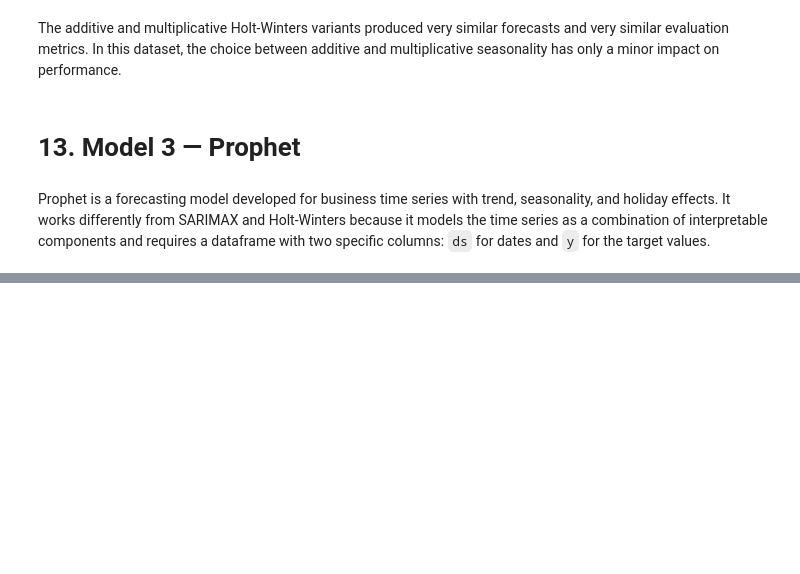
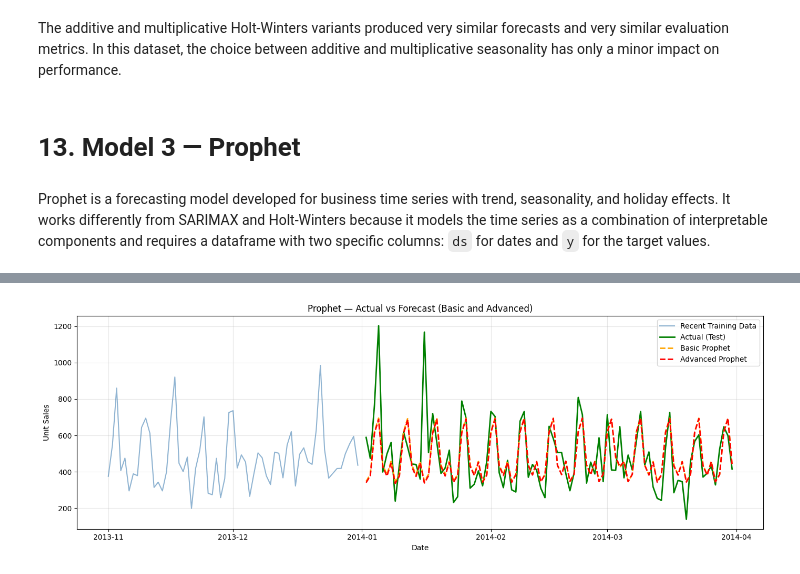
Before and after one commit to sergey-kasatov/time-series-forecasting-project, a Jupyter notebook: notebooks/week2/03_statistical_models.ipynb, the cells around one changed output, grey strips where cells are left out. Cells and saved outputs as stored; diff of their text form; code cells hidden in the pictures; blank space fills up the shorter version.

```diff
--- a/notebooks/week2/03_statistical_models.ipynb
+++ b/notebooks/week2/03_statistical_models.ipynb
@@ -908,0 +1118,48 @@ test_prophet = test_prophet.rename(columns={"date": "ds", "unit_sales": "y"})
+# %%
+# Plot both Prophet forecasts against the actual test values
+plt.figure(figsize=(14, 5))
+
+plt.plot(
+    train.index[-60:],
+    train["unit_sales"].iloc[-60:],
+    label="Recent Training Data",
+    color="steelblue",
+    linewidth=1.5,
+    alpha=0.6
+)
+
+plt.plot(
+    test.index,
+    test["unit_sales"],
+    label="Actual (Test)",
+    color="green",
+    linewidth=2
+)
+
+plt.plot(
+    forecast_prophet_basic["ds"],
+    forecast_prophet_basic["yhat"],
+    label="Basic Prophet",
+    color="orange",
+    linewidth=2,
+    linestyle="--"
+)
+
+plt.plot(
+    forecast_prophet_adv["ds"],
+    forecast_prophet_adv["yhat"],
+    label="Advanced Prophet",
+    color="red",
+    linewidth=2,
+    linestyle="--"
+)
+
+plt.title("Prophet — Actual vs Forecast (Basic and Advanced)")
+plt.xlabel("Date")
+plt.ylabel("Unit Sales")
+plt.legend()
+plt.grid(True, alpha=0.3)
+plt.tight_layout()
+plt.show()
+# %% [output]
+[figure, added]
```
Also changed, not shown: parts of 18 cells of this notebook.
